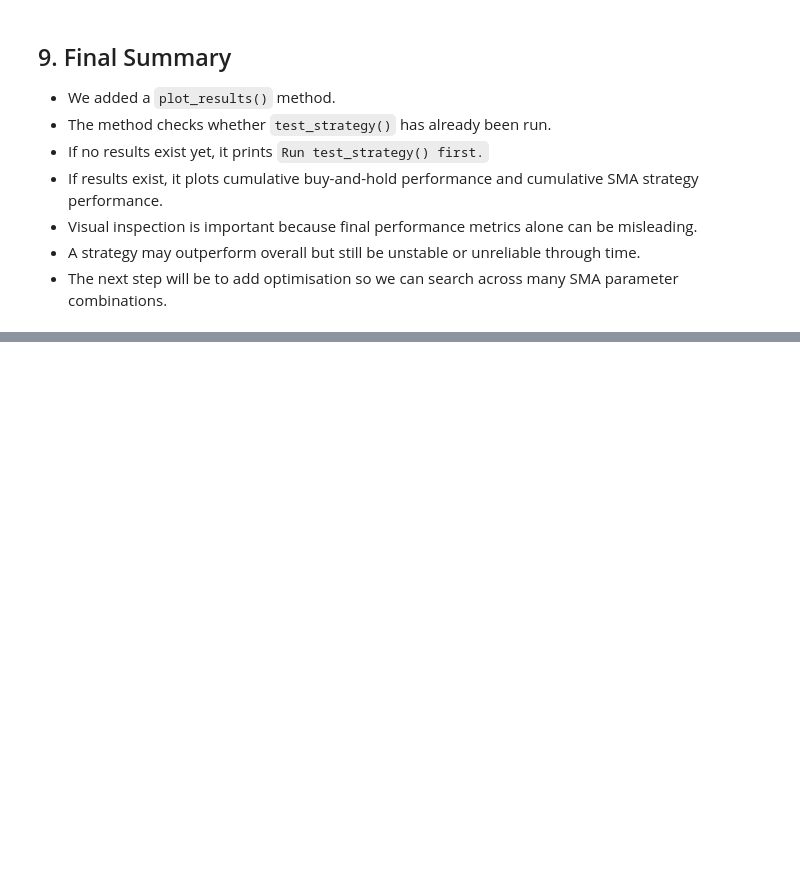
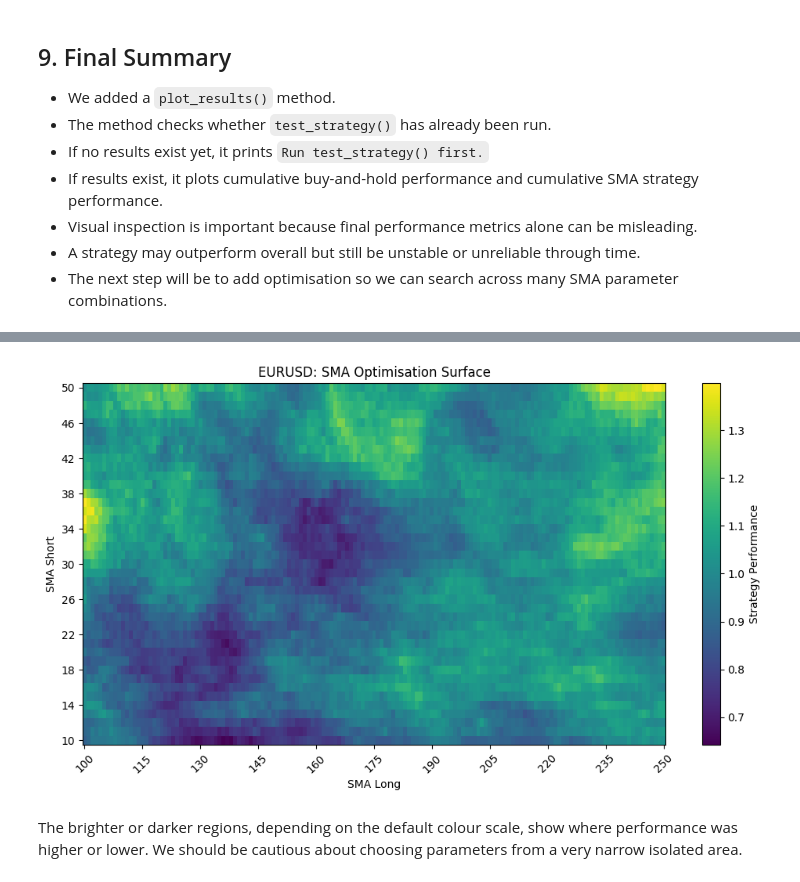
Before and after one commit to seanmayer/algo-trading-broker-testing, a Jupyter notebook: defining-back-testing-strategies/building_using_sma_backtester_class.ipynb, the cells around one changed output, grey strips where cells are left out. Drawn from its saved outputs; the diff is of its cells as text; code cells hidden in the pictures; blank space fills up the shorter version.

```diff
--- a/defining-back-testing-strategies/building_using_sma_backtester_class.ipynb
+++ b/defining-back-testing-strategies/building_using_sma_backtester_class.ipynb
@@ -1700,0 +2138,8 @@ The visual result may look very different from EURUSD. This is an important remi
+# %%
+pivot = tester.optimization_results.pivot(
+    index="sma_short",
+    columns="sma_long",
+    values="performance"
+)
+
+pivot.head()
@@ -1700,0 +2155,29 @@ The visual result may look very different from EURUSD. This is an important remi
+# %%
+plt.figure(figsize=(12, 6))
+plt.imshow(
+    pivot,
+    aspect="auto",
+    origin="lower"
+)
+
+plt.colorbar(label="Strategy Performance")
+plt.title(f"{tester.symbol}: SMA Optimisation Surface")
+plt.xlabel("SMA Long")
+plt.ylabel("SMA Short")
+
+plt.xticks(
+    ticks=range(0, len(pivot.columns), max(1, len(pivot.columns) // 10)),
+    labels=pivot.columns[::max(1, len(pivot.columns) // 10)],
+    rotation=45
+)
+
+plt.yticks(
+    ticks=range(0, len(pivot.index), max(1, len(pivot.index) // 10)),
+    labels=pivot.index[::max(1, len(pivot.index) // 10)]
+)
+
+plt.show()
+# %% [output]
+[figure, added]
+# %% [markdown]
+The brighter or darker regions, depending on the default colour scale, show where performance was higher or lower. We should be cautious about choosing parameters from a very narrow isolated area.
```
Also changed, not shown: parts of 38 cells of this notebook.
